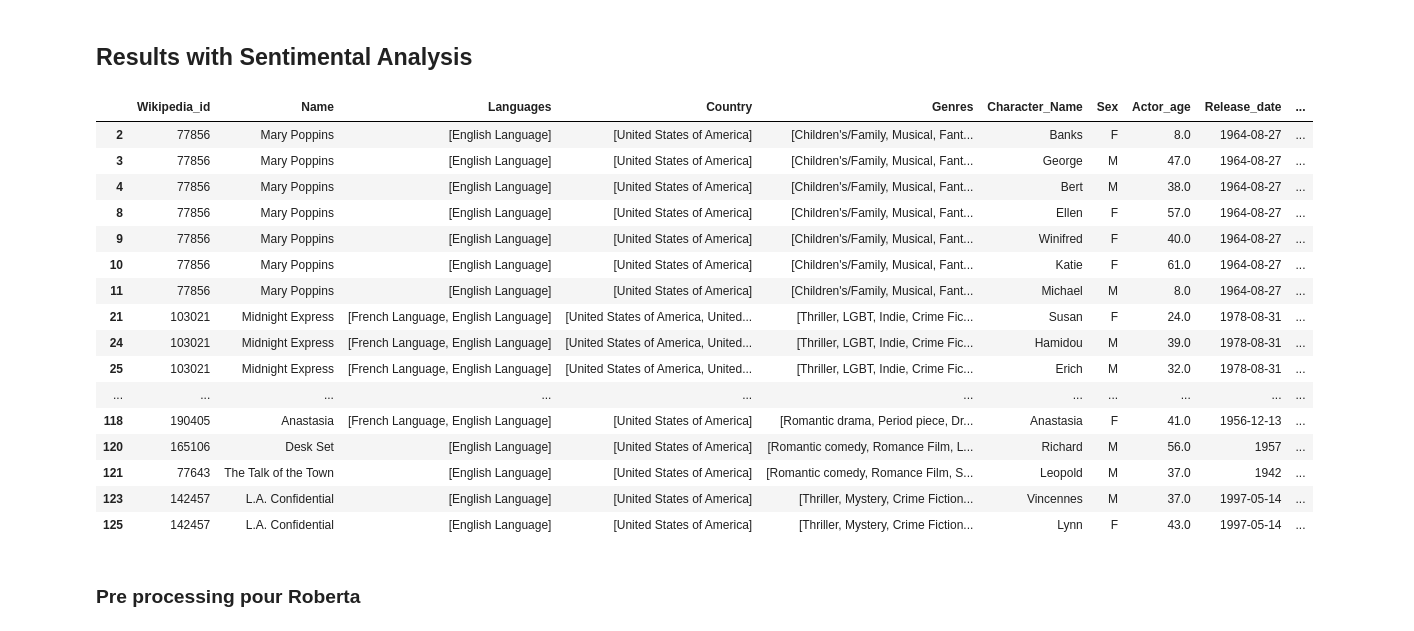
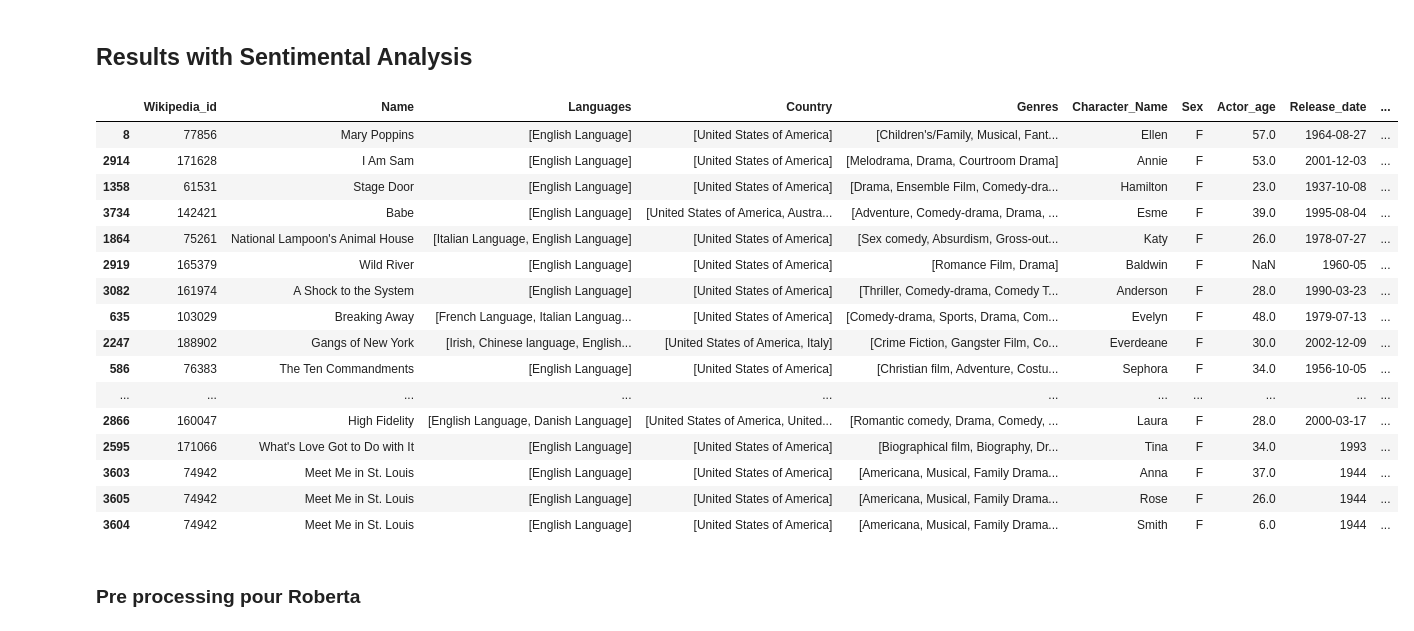
Before and after one commit to epfl-ada/ada-2024-project-adadasurmonbidet2024, a Jupyter notebook: results.ipynb, the cells around one changed output. Drawn from its saved outputs; the diff is of its cells as text; code cells hidden in the pictures.

```diff
--- a/results.ipynb
+++ b/results.ipynb
@@ -571,6 +571,9 @@ print(df)
 6362  [She herself has been on the island for only f...              10
 
 [3551 rows x 4 columns]
+# %%
+#df = pd.read_csv('data/sentences_by_character.csv', sep=',', header=0)
+df = pd.read_csv('data/sentences_by_character.csv')
 # %% [markdown]
 ### Fonctions pour TextBlob SA
 # %% [markdown]
@@ -758,26 +762,28 @@ df_merged.head()
 # %%
 df_SA_analysis = df_merged.copy()
 df_SA_analysis['kindness'] = df_merged['Polarity'].apply(good_guy_detector)
 df_SA_analysis = df_SA_analysis[df_SA_analysis['kindness'] != 'Not significant']
-df_SA_analysis.head(50)
+#df_SA_analysis.head(50)
+df_sorted = df_SA_analysis[df_SA_analysis['Sex']=='F'].sort_values(by='Polarity', ascending=False)
+df_sorted.head(50)
 # %% [output]
 |  | Wikipedia_id | Name | Languages | Country | Genres | Character_Name | Sex | Actor_age | Release_date | ... |
-| 2 | 77856 | Mary Poppins | [English Language] | [United States of America] | [Children's/Family, Musical, Fant... | Banks | F | 8.0 | 1964-08-27 | ... |
-| 3 | 77856 | Mary Poppins | [English Language] | [United States of America] | [Children's/Family, Musical, Fant... | George | M | 47.0 | 1964-08-27 | ... |
-| 4 | 77856 | Mary Poppins | [English Language] | [United States of America] | [Children's/Family, Musical, Fant... | Bert | M | 38.0 | 1964-08-27 | ... |
 | 8 | 77856 | Mary Poppins | [English Language] | [United States of America] | [Children's/Family, Musical, Fant... | Ellen | F | 57.0 | 1964-08-27 | ... |
-| 9 | 77856 | Mary Poppins | [English Language] | [United States of America] | [Children's/Family, Musical, Fant... | Winifred | F | 40.0 | 1964-08-27 | ... |
-| 10 | 77856 | Mary Poppins | [English Language] | [United States of America] | [Children's/Family, Musical, Fant... | Katie | F | 61.0 | 1964-08-27 | ... |
-| 11 | 77856 | Mary Poppins | [English Language] | [United States of America] | [Children's/Family, Musical, Fant... | Michael | M | 8.0 | 1964-08-27 | ... |
-| 21 | 103021 | Midnight Express | [French Language, English Language] | [United States of America, United... | [Thriller, LGBT, Indie, Crime Fic... | Susan | F | 24.0 | 1978-08-31 | ... |
-| 24 | 103021 | Midnight Express | [French Language, English Language] | [United States of America, United... | [Thriller, LGBT, Indie, Crime Fic... | Hamidou | M | 39.0 | 1978-08-31 | ... |
-| 25 | 103021 | Midnight Express | [French Language, English Language] | [United States of America, United... | [Thriller, LGBT, Indie, Crime Fic... | Erich | M | 32.0 | 1978-08-31 | ... |
+| 2914 | 171628 | I Am Sam | [English Language] | [United States of America] | [Melodrama, Drama, Courtroom Drama] | Annie | F | 53.0 | 2001-12-03 | ... |
+| 1358 | 61531 | Stage Door | [English Language] | [United States of America] | [Drama, Ensemble Film, Comedy-dra... | Hamilton | F | 23.0 | 1937-10-08 | ... |
+| 3734 | 142421 | Babe | [English Language] | [United States of America, Austra... | [Adventure, Comedy-drama, Drama, ... | Esme | F | 39.0 | 1995-08-04 | ... |
+| 1864 | 75261 | National Lampoon's Animal House | [Italian Language, English Language] | [United States of America] | [Sex comedy, Absurdism, Gross-out... | Katy | F | 26.0 | 1978-07-27 | ... |
+| 2919 | 165379 | Wild River | [English Language] | [United States of America] | [Romance Film, Drama] | Baldwin | F | NaN | 1960-05 | ... |
+| 3082 | 161974 | A Shock to the System | [English Language] | [United States of America] | [Thriller, Comedy-drama, Comedy T... | Anderson | F | 28.0 | 1990-03-23 | ... |
+| 635 | 103029 | Breaking Away | [French Language, Italian Languag... | [United States of America] | [Comedy-drama, Sports, Drama, Com... | Evelyn | F | 48.0 | 1979-07-13 | ... |
+| 2247 | 188902 | Gangs of New York | [Irish, Chinese language, English... | [United States of America, Italy] | [Crime Fiction, Gangster Film, Co... | Everdeane | F | 30.0 | 2002-12-09 | ... |
+| 586 | 76383 | The Ten Commandments | [English Language] | [United States of America] | [Christian film, Adventure, Costu... | Sephora | F | 34.0 | 1956-10-05 | ... |
 | ... | ... | ... | ... | ... | ... | ... | ... | ... | ... | ... |
-| 118 | 190405 | Anastasia | [French Language, English Language] | [United States of America] | [Romantic drama, Period piece, Dr... | Anastasia | F | 41.0 | 1956-12-13 | ... |
-| 120 | 165106 | Desk Set | [English Language] | [United States of America] | [Romantic comedy, Romance Film, L... | Richard | M | 56.0 | 1957 | ... |
-| 121 | 77643 | The Talk of the Town | [English Language] | [United States of America] | [Romantic comedy, Romance Film, S... | Leopold | M | 37.0 | 1942 | ... |
-| 123 | 142457 | L.A. Confidential | [English Language] | [United States of America] | [Thriller, Mystery, Crime Fiction... | Vincennes | M | 37.0 | 1997-05-14 | ... |
-| 125 | 142457 | L.A. Confidential | [English Language] | [United States of America] | [Thriller, Mystery, Crime Fiction... | Lynn | F | 43.0 | 1997-05-14 | ... |
+| 2866 | 160047 | High Fidelity | [English Language, Danish Language] | [United States of America, United... | [Romantic comedy, Drama, Comedy, ... | Laura | F | 28.0 | 2000-03-17 | ... |
+| 2595 | 171066 | What's Love Got to Do with It | [English Language] | [United States of America] | [Biographical film, Biography, Dr... | Tina | F | 34.0 | 1993 | ... |
+| 3603 | 74942 | Meet Me in St. Louis | [English Language] | [United States of America] | [Americana, Musical, Family Drama... | Anna | F | 37.0 | 1944 | ... |
+| 3605 | 74942 | Meet Me in St. Louis | [English Language] | [United States of America] | [Americana, Musical, Family Drama... | Rose | F | 26.0 | 1944 | ... |
+| 3604 | 74942 | Meet Me in St. Louis | [English Language] | [United States of America] | [Americana, Musical, Family Drama... | Smith | F | 6.0 | 1944 | ... |
 # %%
 analyze_SA = GoodBadGuyAnalyzer(df_SA_analysis)
 
```
Also changed, not shown: parts of 1 cell of this notebook, 2 other files.
